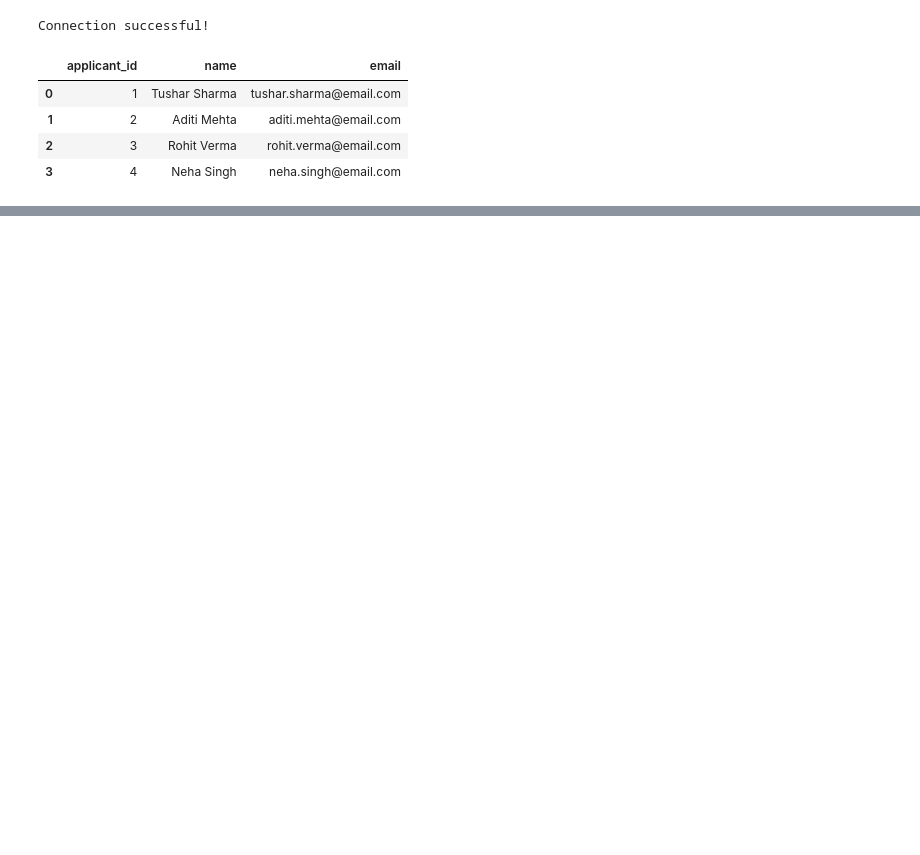
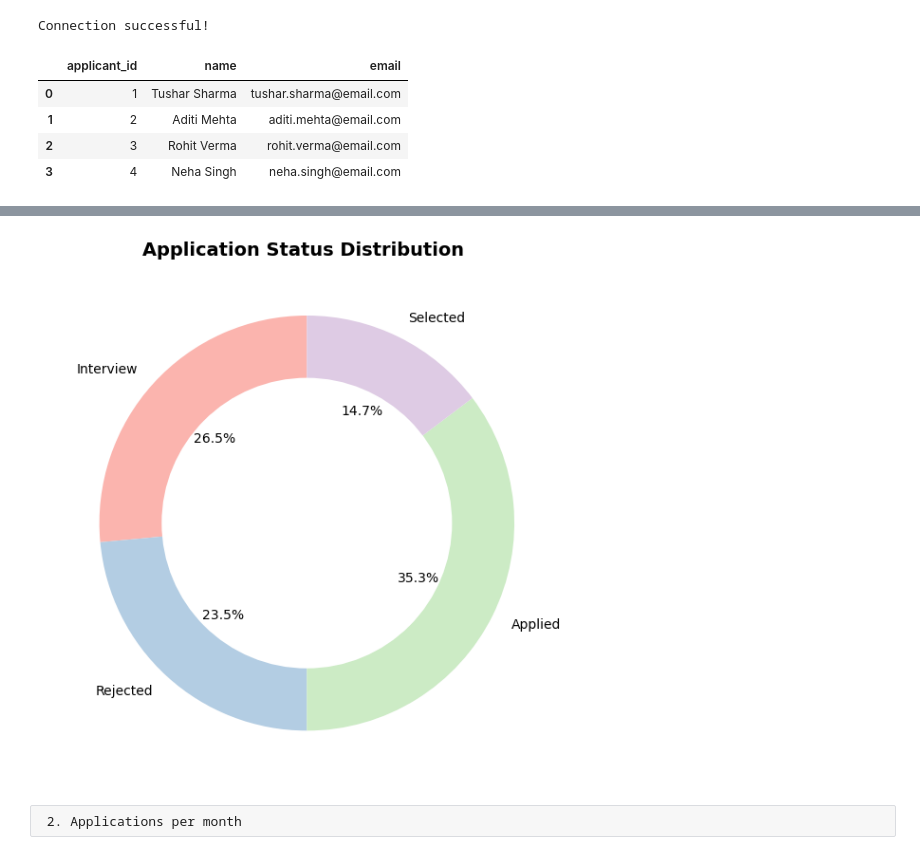
Before and after one commit to tusharshukla34/Job-Application-Tracker-With-SQL-and-Python-libraries, a Jupyter notebook: Job Application Tracker.ipynb, the cells around one changed output, grey strips where cells are left out. Drawn from its saved outputs; the diff is of its cells as text; code cells hidden in the pictures; blank space fills up the shorter version.

```diff
--- a/Job Application Tracker.ipynb
+++ b/Job Application Tracker.ipynb
@@ -30,0 +33,7 @@ Now begin for analyzing + visualization
+# %%
+query = '''select status, count(*) as Count_of_status
+         from applications
+         group by status;'''
+
+df1 =pd.read_sql(query,engine)
+df1
@@ -30,0 +46,25 @@ Now begin for analyzing + visualization
+# %%
+# Donut chart
+
+plt.figure(figsize=(6, 6))
+colors = plt.cm.Pastel1.colors
+wedges, texts, autotexts = plt.pie(
+    df1['Count_of_status'],
+    labels=df1['status'],
+    autopct='%1.1f%%',
+    startangle=90,
+    colors=colors,
+    textprops={'fontsize': 10}
+)
+
+# Create donut effect
+centre_circle = plt.Circle((0, 0), 0.70, fc='white')
+plt.gca().add_artist(centre_circle)
+
+plt.title('Application Status Distribution ', fontsize=14, fontweight='bold')
+plt.tight_layout()
+plt.show()
+# %% [output]
+[figure, added]
+# %% [raw]
+ 2. Applications per month
```
Also changed, not shown: parts of 7 cells of this notebook, 1 other file.
